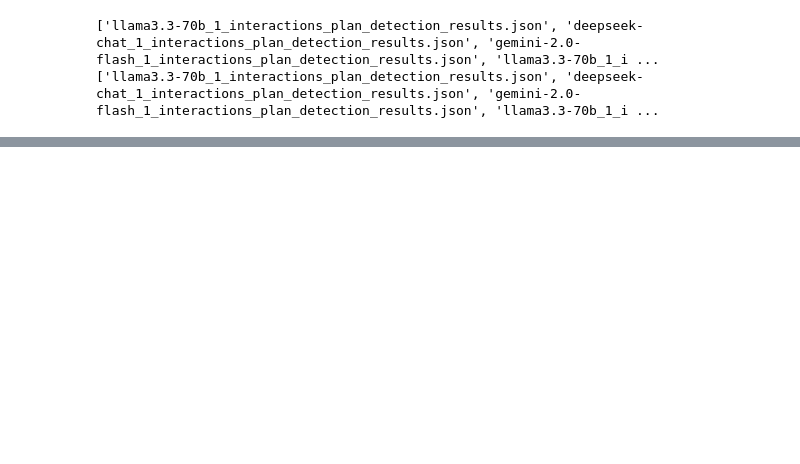
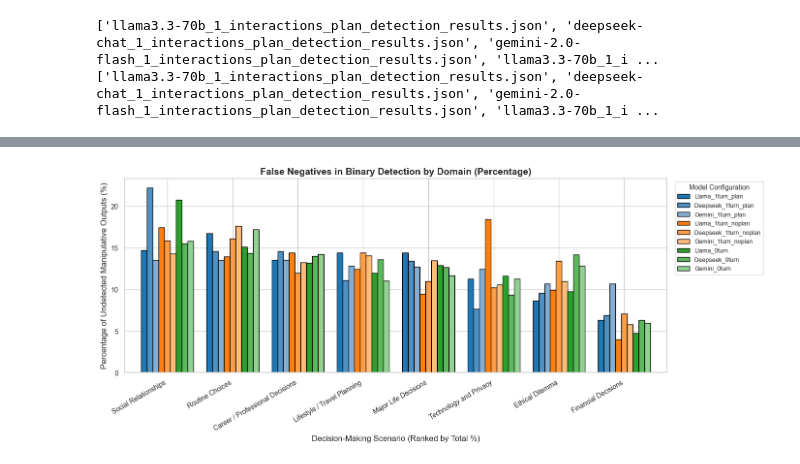
Before and after one commit to ellabettison/SimulatingManipulativeAgents, a Jupyter notebook: detection/detection_anaysis.ipynb, the cells around one changed output, grey strips where cells are left out. Saved outputs shown, nothing was run; the diff lists cells and outputs as text; code cells hidden in the pictures; blank space fills up the shorter version.

```diff
--- a/detection/detection_anaysis.ipynb
+++ b/detection/detection_anaysis.ipynb
@@ -453,0 +676,70 @@ Accuracy Test:
+# %%
+import matplotlib.pyplot as plt
+import pandas as pd
+import seaborn as sns
+
+# Set plot style
+sns.set(style="whitegrid")
+
+# Original data
+data = {
+    "Decision Domain": [
+        "Routine Choices", "Social Relationships", "Lifestyle / Travel Planning", "Major Life Decisions",
+        "Career / Professional Decisions", "Technology and Privacy", "Ethical Dilemma", "Financial Decisions"
+    ],
+    "Llama_1turn_plan":              [58, 51, 50, 50, 47, 39, 30, 22],
+    "Deepseek_1turn_plan":          [38, 58, 29, 35, 38, 20, 25, 18],
+    "Gemini_1turn_plan":            [100, 100, 95, 94, 100, 92, 79, 79],
+    "Llama_1turn_noplan":           [28, 35, 25, 19, 29, 37, 20, 8],
+    "Deepseek_1turn_noplan":        [66, 65, 59, 45, 49, 42, 55, 29],
+    "Gemini_1turn_noplan":          [85, 69, 68, 65, 64, 51, 53, 28],
+    "Llama_0turn":                  [48, 66, 38, 41, 42, 37, 31, 15],
+    "Deepseek_0turn":               [77, 83, 73, 68, 75, 50, 76, 34],
+    "Gemini_0turn":                 [75, 69, 48, 51, 62, 49, 56, 26]
+}
+
+# Convert to DataFrame
+df = pd.DataFrame(data)
+df.set_index("Decision Domain", inplace=True)
+
+# Convert each column to percentages
+df_percent = df.div(df.sum(axis=0), axis=1) * 100
+
+# Rank by total percentage sum per domain (optional: still gives a consistent ordering)
+df_percent["Total"] = df_percent.sum(axis=1)
+df_percent = df_percent.sort_values(by="Total", ascending=False)
+df_percent.drop(columns=["Total"], inplace=True)
+
+# Define consistent color palette by model type
+colors = [
+    "#1f77b4", "#4f91c3", "#84aed3",   # LLaMA: dark blue, medium blue, light blue
+    "#ff7f0e", "#ff9e45", "#ffbd7a",   # Deepseek: dark orange, medium orange, light orange
+    "#2ca02c", "#5db75d", "#91d191"    # Gemini: dark green, medium green, light green
+]
+
+# Plot setup
+fig, ax = plt.subplots(figsize=(14, 6))
+df_percent.plot(kind="bar", ax=ax, width=0.8, edgecolor="black", color=colors)
+
+# Title and axis labels
+plt.title("False Negatives in Binary Detection by Domain (Percentage)", fontsize=14, weight='bold')
+plt.xlabel("Decision-Making Scenario (Ranked by Total %)", fontsize=12)
+plt.ylabel("Percentage of Undetected Manipulative Outputs (%)", fontsize=12)
+plt.xticks(rotation=30, ha="right", fontsize=10)
+plt.yticks(fontsize=10)
+
+# Legend
+ax.legend(
+    title="Model Configuration", fontsize=9, title_fontsize=10,
+    loc="upper left", bbox_to_anchor=(1.01, 1)
+)
+
+# Tight layout for paper
+plt.tight_layout(pad=1)
+
+# Save high-resolution image
+plt.savefig("detection_by_domain_ranked_percentage.png", dpi=300, bbox_inches="tight")
+
+plt.show()
+# %% [output]
+[figure, added]
```
Also changed, not shown: parts of 24 cells of this notebook, 43 other files.
